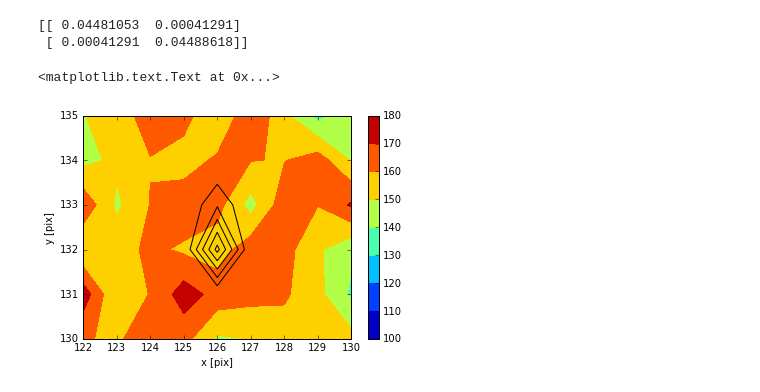
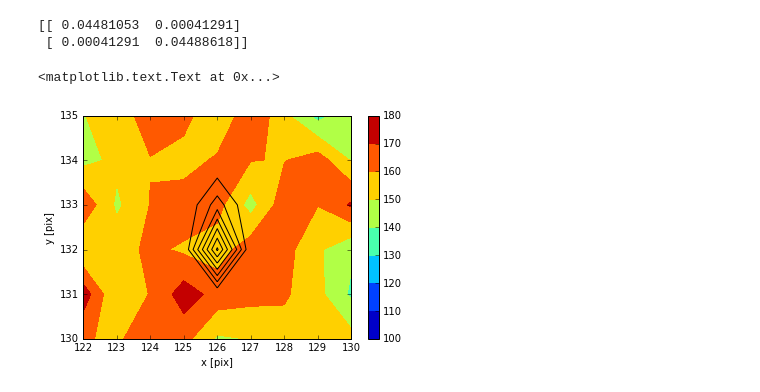
Before and after one commit to mbuchove/notebook-wurk-b, a Jupyter notebook: stats/HW_3_PS.ipynb, the cells around one changed output. Drawn from its saved outputs; the diff is of its cells as text; code cells hidden in the pictures.

```diff
--- a/stats/HW_3_PS.ipynb
+++ b/stats/HW_3_PS.ipynb
@@ -116,18 +116,18 @@ print(cov)
 [[ 0.04481053  0.00041291]
  [ 0.00041291  0.04488618]]
 # %%
-P_array = np.array([[1/(2*np.pi*np.linalg.det(cov))*np.exp(-0.5*float(np.dot(np.dot(np.transpose(np.array([[xx-popt[1]],
+P_array = np.array([[1/(2*np.pi*np.sqrt(np.linalg.det(cov)))*np.exp(-0.5*float(np.dot(np.dot(np.transpose(np.array([[xx-popt[1]],
                                                                                        [yy-popt[2]]])),
                                                        np.linalg.inv(cov)),np.array([[xx-popt[1]],
                                                                                      [yy-popt[2]]]))))
           for xx in range(0,len(stardata))] for yy in range(0,len(stardata))])
 
 plt.contourf(stardata)
 plt.colorbar()
 plt.contour(range(0,len(stardata)),range(0,len(stardata)), P_array, colors='black')
 plt.axis([122,130,130,135])
 plt.xlabel('x [pix]')
 plt.ylabel('y [pix]')
 # %% [output]
 <matplotlib.text.Text at 0x...>
-[figure, old version]
+[figure, new version]
```
Also changed, not shown: 1 other file.
